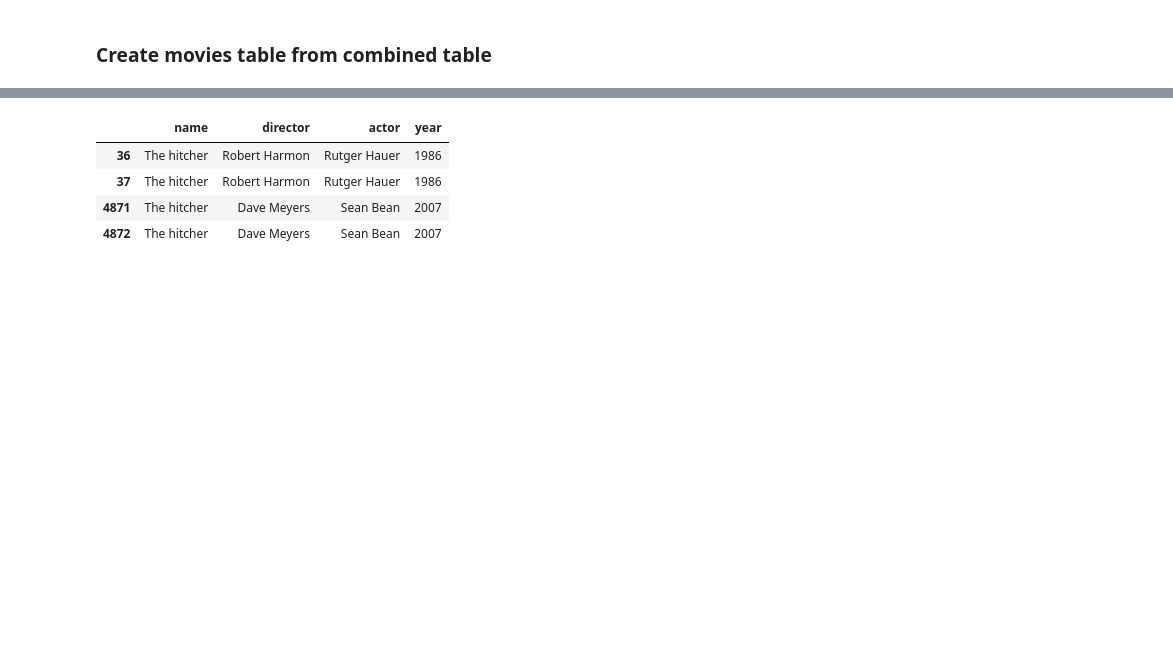
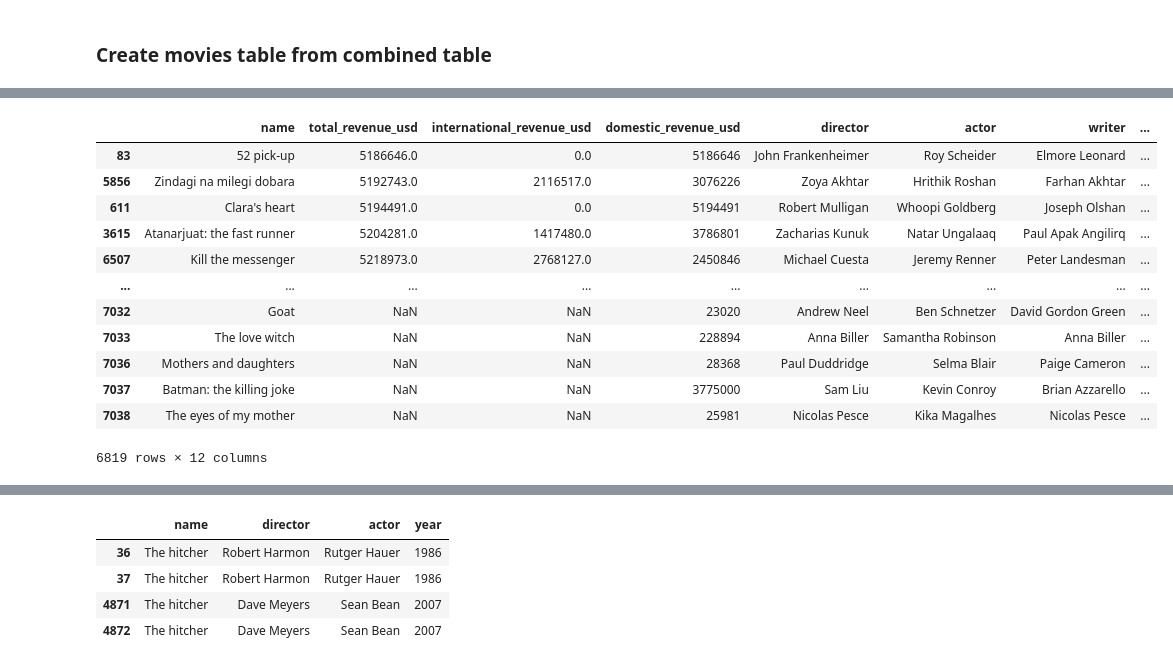
Before and after one commit to IrinaUX/Group7-ETL-Project, a Jupyter notebook: ETL_final.ipynb, the cells around one changed output, grey strips where cells are left out. Drawn from its saved outputs; the diff is of its cells as text; code cells hidden in the pictures; blank space fills up the shorter version.

```diff
--- a/ETL_final.ipynb
+++ b/ETL_final.ipynb
@@ -541,0 +550,17 @@ movies.head()
+# %%
+# Sort table by total revenue
+movies.sort_values(by='total_revenue_usd')
+# %% [output]
+|  | name | total_revenue_usd | international_revenue_usd | domestic_revenue_usd | director | actor | writer | ... |
+| 83 | 52 pick-up | 5186646.0 | 0.0 | 5186646 | John Frankenheimer | Roy Scheider | Elmore Leonard | ... |
+| 5856 | Zindagi na milegi dobara | 5192743.0 | 2116517.0 | 3076226 | Zoya Akhtar | Hrithik Roshan | Farhan Akhtar | ... |
+| 611 | Clara's heart | 5194491.0 | 0.0 | 5194491 | Robert Mulligan | Whoopi Goldberg | Joseph Olshan | ... |
+| 3615 | Atanarjuat: the fast runner | 5204281.0 | 1417480.0 | 3786801 | Zacharias Kunuk | Natar Ungalaaq | Paul Apak Angilirq | ... |
+| 6507 | Kill the messenger | 5218973.0 | 2768127.0 | 2450846 | Michael Cuesta | Jeremy Renner | Peter Landesman | ... |
+| ... | ... | ... | ... | ... | ... | ... | ... | ... |
+| 7032 | Goat | NaN | NaN | 23020 | Andrew Neel | Ben Schnetzer | David Gordon Green | ... |
+| 7033 | The love witch | NaN | NaN | 228894 | Anna Biller | Samantha Robinson | Anna Biller | ... |
+| 7036 | Mothers and daughters | NaN | NaN | 28368 | Paul Duddridge | Selma Blair | Paige Cameron | ... |
+| 7037 | Batman: the killing joke | NaN | NaN | 3775000 | Sam Liu | Kevin Conroy | Brian Azzarello | ... |
+| 7038 | The eyes of my mother | NaN | NaN | 25981 | Nicolas Pesce | Kika Magalhes | Nicolas Pesce | ... |
+6819 rows × 12 columns
```
Also changed, not shown: parts of 24 cells of this notebook.
